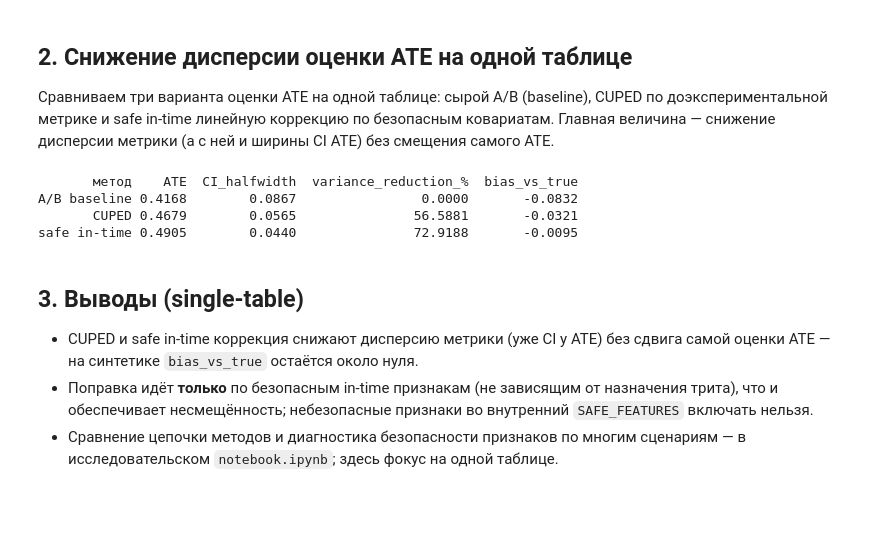
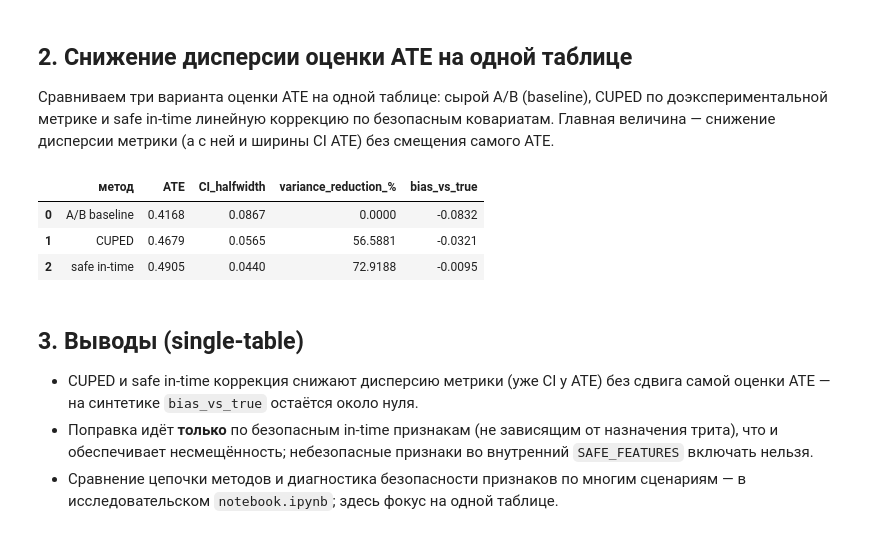
Before and after one commit to Yurashku/rnd_reports, a Jupyter notebook: rnd/06_safe_intime_cupac/notebook_internal.ipynb, the cells around one changed output. Drawn from its saved outputs; the diff is of its cells as text; code cells hidden in the pictures; blank space fills up the shorter version.

```diff
--- a/rnd/06_safe_intime_cupac/notebook_internal.ipynb
+++ b/rnd/06_safe_intime_cupac/notebook_internal.ipynb
@@ -191,38 +191,38 @@ def ate_ci(y, t):
     y = np.asarray(y, dtype=float); t = np.asarray(t)
     y1, y0 = y[t == 1], y[t == 0]
     ate = y1.mean() - y0.mean()
     half = 1.96 * np.sqrt(y1.var(ddof=1) / len(y1) + y0.var(ddof=1) / len(y0))
     return ate, half
 
 t = df[TREATMENT_COL].to_numpy()
 y = df[TARGET_COL].to_numpy()
 
 # 1) A/B baseline (без поправок)
 ate0, ci0 = ate_ci(y, t)
 
 # 2) CUPED по доэксп. метрике
 y_cuped = cuped_adjust(y, df[CUPED_PREDICTOR].to_numpy())
 vr_cuped = variance_reduction_pct(pd.Series(y), df[CUPED_PREDICTOR].to_numpy())
 ate1, ci1 = ate_ci(y_cuped, t)
 
 # 3) Safe in-time линейная коррекция по безопасным ковариатам
 y_safe, info = safe_intime_linear_adjustment(df, TARGET_COL, SAFE_FEATURES)
 ate2, ci2 = ate_ci(y_safe.to_numpy(), t)
 
 summary = pd.DataFrame([
     {"метод": "A/B baseline", "ATE": ate0, "CI_halfwidth": ci0, "variance_reduction_%": 0.0},
     {"метод": "CUPED", "ATE": ate1, "CI_halfwidth": ci1, "variance_reduction_%": vr_cuped},
     {"метод": "safe in-time", "ATE": ate2, "CI_halfwidth": ci2,
      "variance_reduction_%": info["variance_reduction"]},
 ])
 if TRUE_ATE is not None:
     summary["bias_vs_true"] = summary["ATE"] - TRUE_ATE
-print(summary.to_string(index=False))
+display(summary)
 # %% [output]
-       метод    ATE  CI_halfwidth  variance_reduction_%  bias_vs_true
-A/B baseline 0.4168        0.0867                0.0000       -0.0832
-       CUPED 0.4679        0.0565               56.5881       -0.0321
-safe in-time 0.4905        0.0440               72.9188       -0.0095
+|  | метод | ATE | CI_halfwidth | variance_reduction_% | bias_vs_true |
+| 0 | A/B baseline | 0.4168 | 0.0867 | 0.0000 | -0.0832 |
+| 1 | CUPED | 0.4679 | 0.0565 | 56.5881 | -0.0321 |
+| 2 | safe in-time | 0.4905 | 0.0440 | 72.9188 | -0.0095 |
 # %% [markdown]
 ## 3. Выводы (single-table)
 
```
Also changed, not shown: 5 other files.
